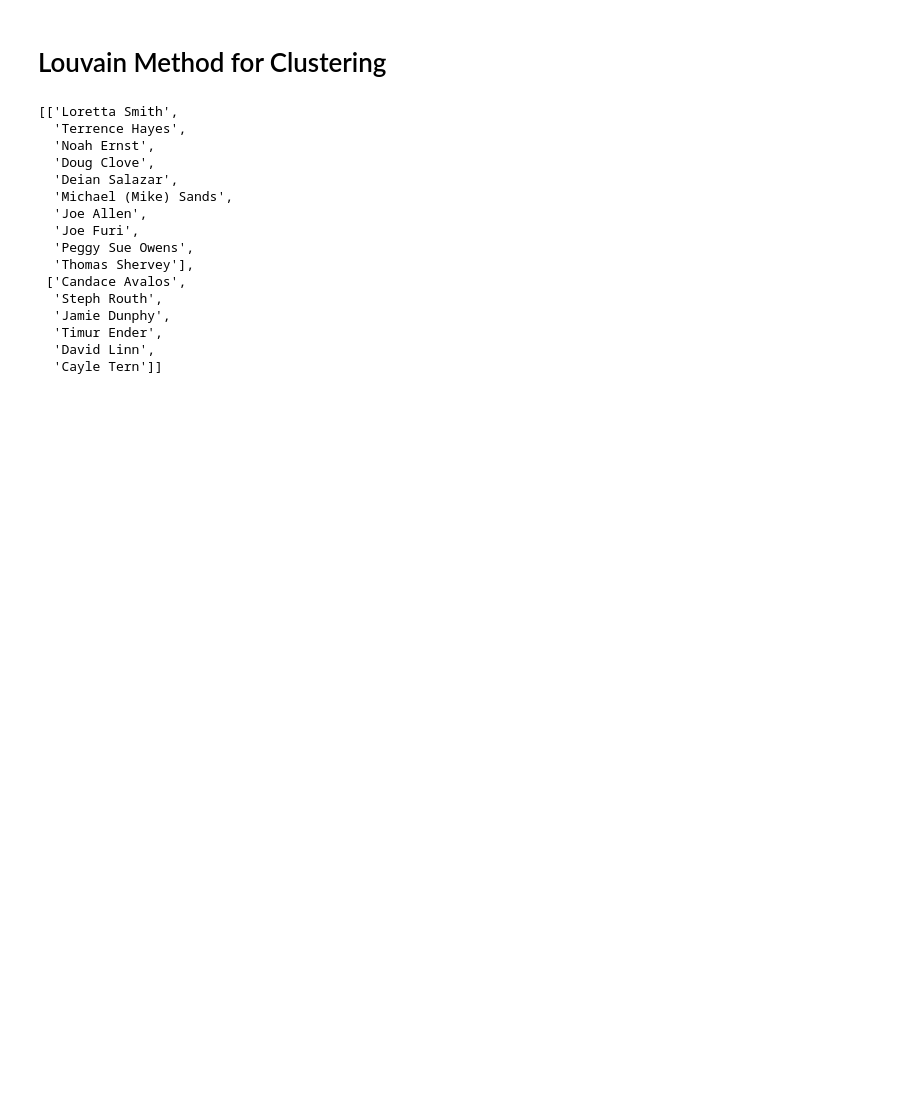
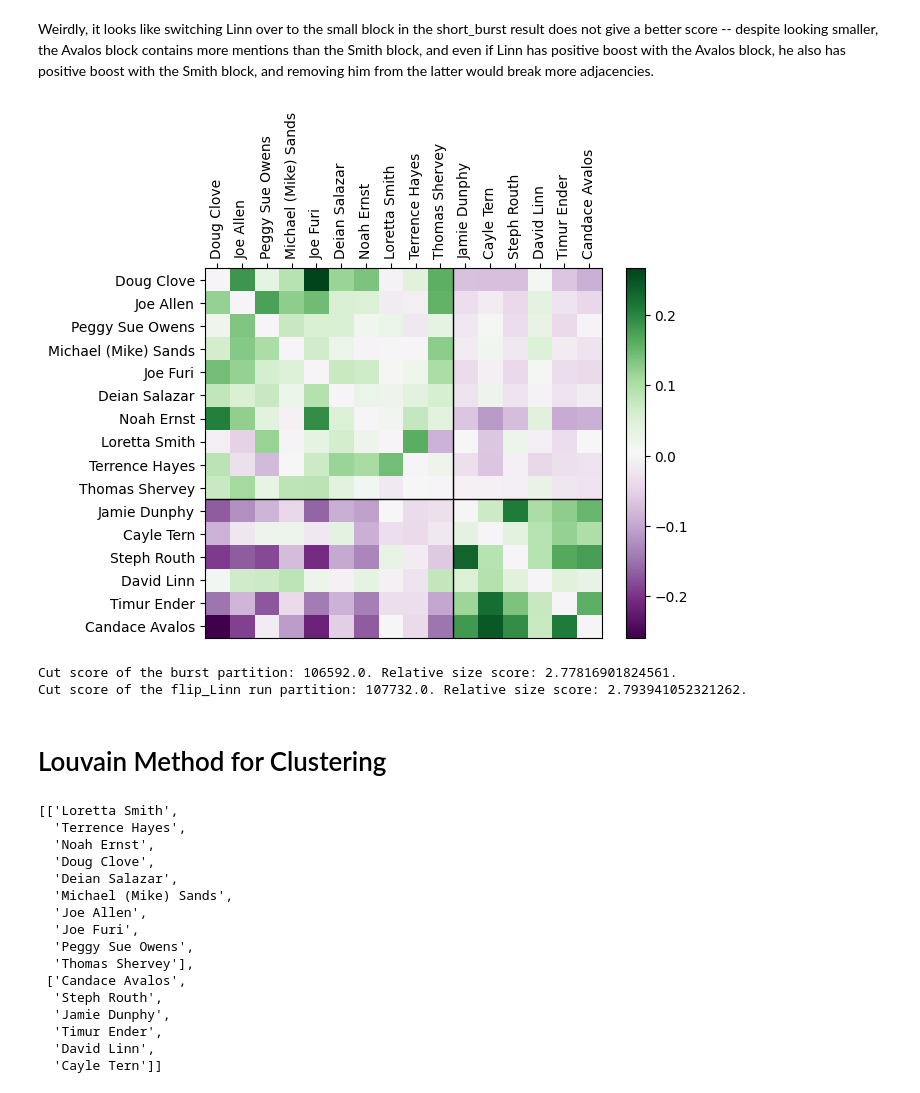
Before and after one commit to mcontrerassc/candidate_matrices, a Jupyter notebook: demo.ipynb, the cells around one changed output. Saved outputs shown, nothing was run; the diff lists cells and outputs as text; code cells hidden in the pictures; blank space fills up the shorter version.

```diff
--- a/demo.ipynb
+++ b/demo.ipynb
@@ -84,3 +111,29 @@ flip_Linn = [['Doug Clove',
+# %% [markdown]
+Weirdly, it looks like switching Linn over to the small block in the short_burst result does not give a better score -- despite looking smaller, the Avalos block contains more mentions than the Smith block, and even if Linn has positive boost with the Avalos block, he also has positive boost with the Smith block, and removing him from the latter would break more adjacencies.
+# %%
+flip_Linn = [['Doug Clove',
+  'Joe Allen',
+  'Peggy Sue Owens',
+  'Michael (Mike) Sands',
+  'Joe Furi',
+  'Deian Salazar',
+  'Noah Ernst',
+  'Loretta Smith',
+  'Terrence Hayes',
+  'Thomas Shervey'],
+ ['Jamie Dunphy',
+  'Cayle Tern',
+  'Steph Routh',
+  'David Linn',
+  'Timur Ender',
+  'Candace Avalos']]
+viz_order(candidates, flip_Linn, boost)
+print(f"Cut score of the burst partition: {cut_score(profile, burst_best)}. Relative size score: {relative_size_score(profile, burst_best)}.")
+print(f"Cut score of the flip_Linn run partition: {cut_score(profile, flip_Linn)}. Relative size score: {relative_size_score(profile, flip_Linn)}.")
+# %% [output]
+[figure, added]
+Cut score of the burst partition: 106592.0. Relative size score: 2.77816901824561.
+Cut score of the flip_Linn run partition: 107732.0. Relative size score: 2.793941052321262.
 # %% [markdown]
 # Louvain Method for Clustering
 # %%
```
Also changed, not shown: parts of 23 cells of this notebook.
